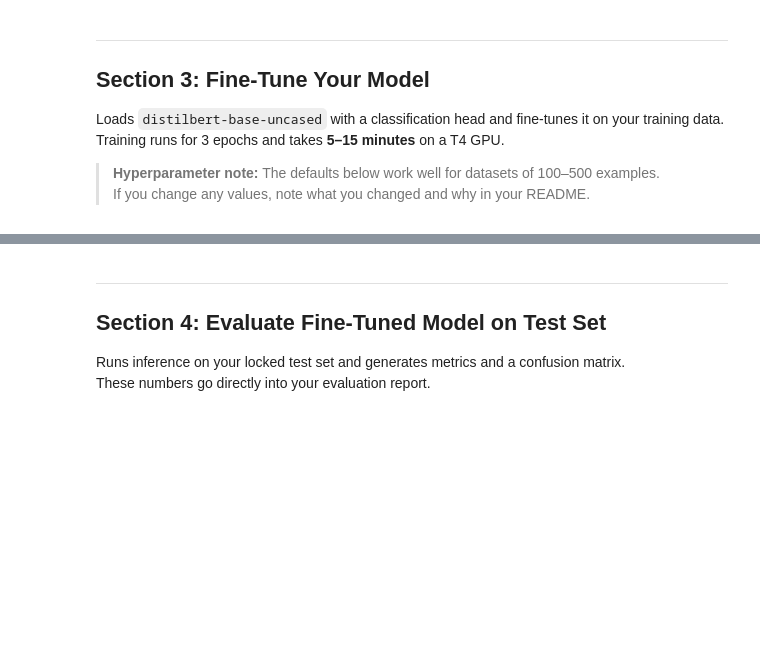
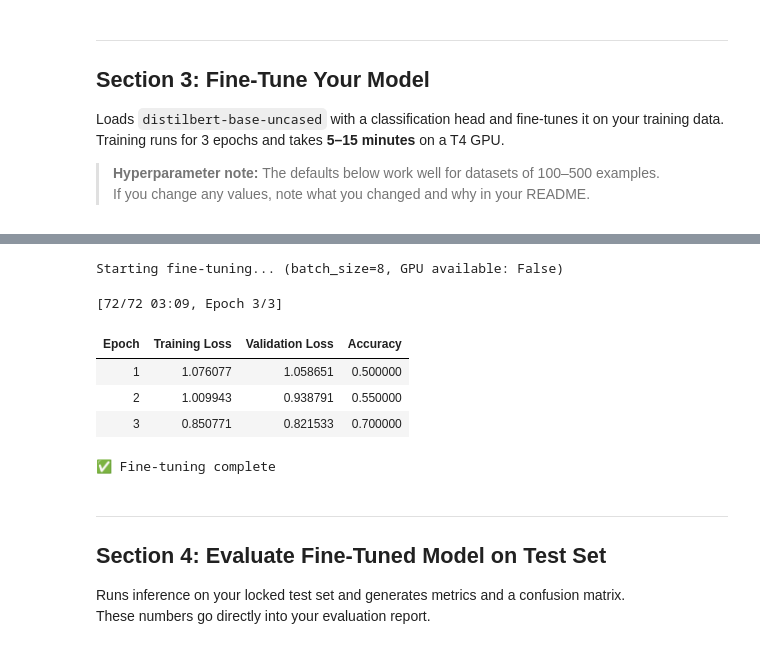
Before and after one commit to LuisMend12/ai01-codepath, a Jupyter notebook: module1/ai201_project3_takemeter_starter_clean.ipynb, the cells around one changed output, grey strips where cells are left out. Drawn from its saved outputs; the diff is of its cells as text; code cells hidden in the pictures; blank space fills up the shorter version.

```diff
--- a/module1/ai201_project3_takemeter_starter_clean.ipynb
+++ b/module1/ai201_project3_takemeter_starter_clean.ipynb
@@ -95,9 +86,15 @@ Labels: {'analysis': 0, 'hot_take': 1, 'reaction': 2}
 Number of labels: 3
 # %%
-# Upload your CSV from your computer
-from google.colab import files
-print("Select your labeled dataset CSV file...")
-uploaded = files.upload()
-CSV_PATH = list(uploaded.keys())[0]
-print(f"Uploaded: {CSV_PATH}")
+# Load the labeled dataset produced by ai201-project3-takemeter-starter/scripts/label_dataset.py.
+# Uses the Colab upload widget when running in Colab; otherwise reads the
+# CSV directly from the local project folder (this repo already has it).
+try:
+    from google.colab import files
+    print("Select your labeled dataset CSV file...")
+    uploaded = files.upload()
+    CSV_PATH = list(uploaded.keys())[0]
+    print(f"Uploaded: {CSV_PATH}")
+except ImportError:
+    CSV_PATH = "ai201-project3-takemeter-starter/data/labeled_dataset.csv"
+    print(f"Not running in Colab — loading local file: {CSV_PATH}")
 # %% [output]
@@ -208,41 +256,56 @@ def compute_metrics(eval_pred):
 # ── Hyperparameters ───────────────────────────────────────────────────────
 # num_train_epochs  — passes through the training data; 3 is a good default
 #                     for small datasets. Increase cautiously; more epochs
-#                     risk overfitting on 200 examples.
+#                     risk overfitting on ~190 training examples.
 # learning_rate     — 2e-5 is the standard starting point for fine-tuning
 #                     BERT-family models. Lower → slower but more stable.
-# per_device_train_batch_size — 16 fits T4 GPU comfortably.
-#                     Reduce to 8 if you get out-of-memory errors.
+# per_device_train_batch_size — 16 fits a T4 GPU comfortably. We used 8
+#                     instead when running this locally on CPU (no GPU
+#                     available) — keeps each step's compute bounded; with
+#                     only ~190 training examples this has no meaningful
+#                     effect on convergence. Raise back to 16 if you have a
+#                     GPU runtime.
 # ─────────────────────────────────────────────────────────────────────────
+import torch as _torch
+_batch_size = 16 if _torch.cuda.is_available() else 8
+
 training_args = TrainingArguments(
     output_dir="./takemeter-model",
     num_train_epochs=3,
-    per_device_train_batch_size=16,
+    per_device_train_batch_size=_batch_size,
     per_device_eval_batch_size=32,
     learning_rate=2e-5,
     weight_decay=0.01,
     warmup_steps=50,
     eval_strategy="epoch",
     save_strategy="epoch",
     save_total_limit=1,
     load_best_model_at_end=True,
     metric_for_best_model="accuracy",
     logging_steps=10,
     report_to="none",
 )
 
 trainer = Trainer(
     model=model,
     args=training_args,
     train_dataset=train_dataset,
     eval_dataset=val_dataset,
     data_collator=data_collator,
     compute_metrics=compute_metrics,
 )
 
-print("Starting fine-tuning... (5–15 minutes on T4 GPU)")
+print(f"Starting fine-tuning... (batch_size={_batch_size}, GPU available: {_torch.cuda.is_available()})")
 trainer.train()
 print("\n✅ Fine-tuning complete")
+# %% [output]
+Starting fine-tuning... (batch_size=8, GPU available: False)
+[72/72 03:09, Epoch 3/3]
+| Epoch | Training Loss | Validation Loss | Accuracy |
+| 1 | 1.076077 | 1.058651 | 0.500000 |
+| 2 | 1.009943 | 0.938791 | 0.550000 |
+| 3 | 0.850771 | 0.821533 | 0.700000 |
+✅ Fine-tuning complete
 # %% [markdown]
 ---
 ## Section 4: Evaluate Fine-Tuned Model on Test Set
```
Also changed, not shown: parts of 18 cells of this notebook.
